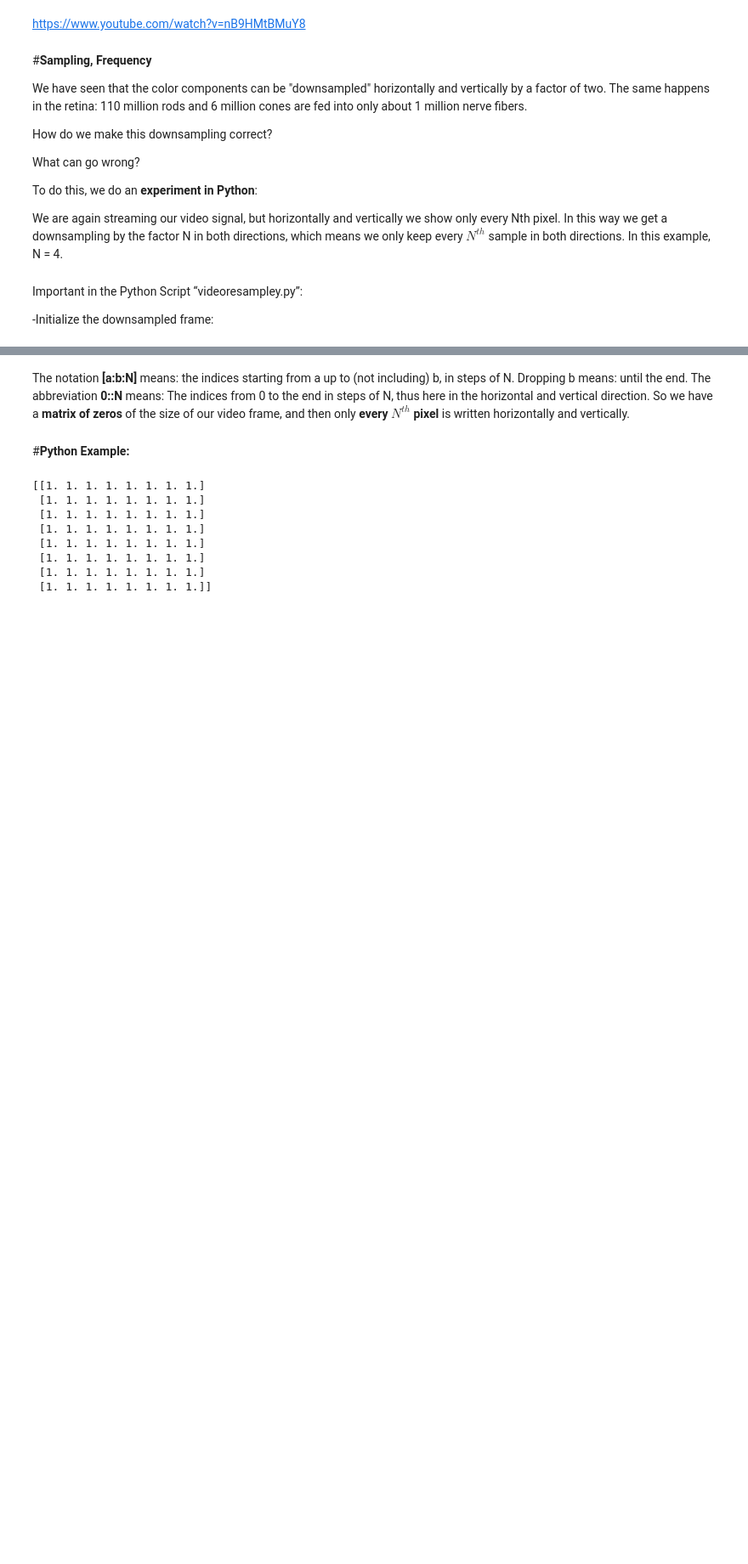
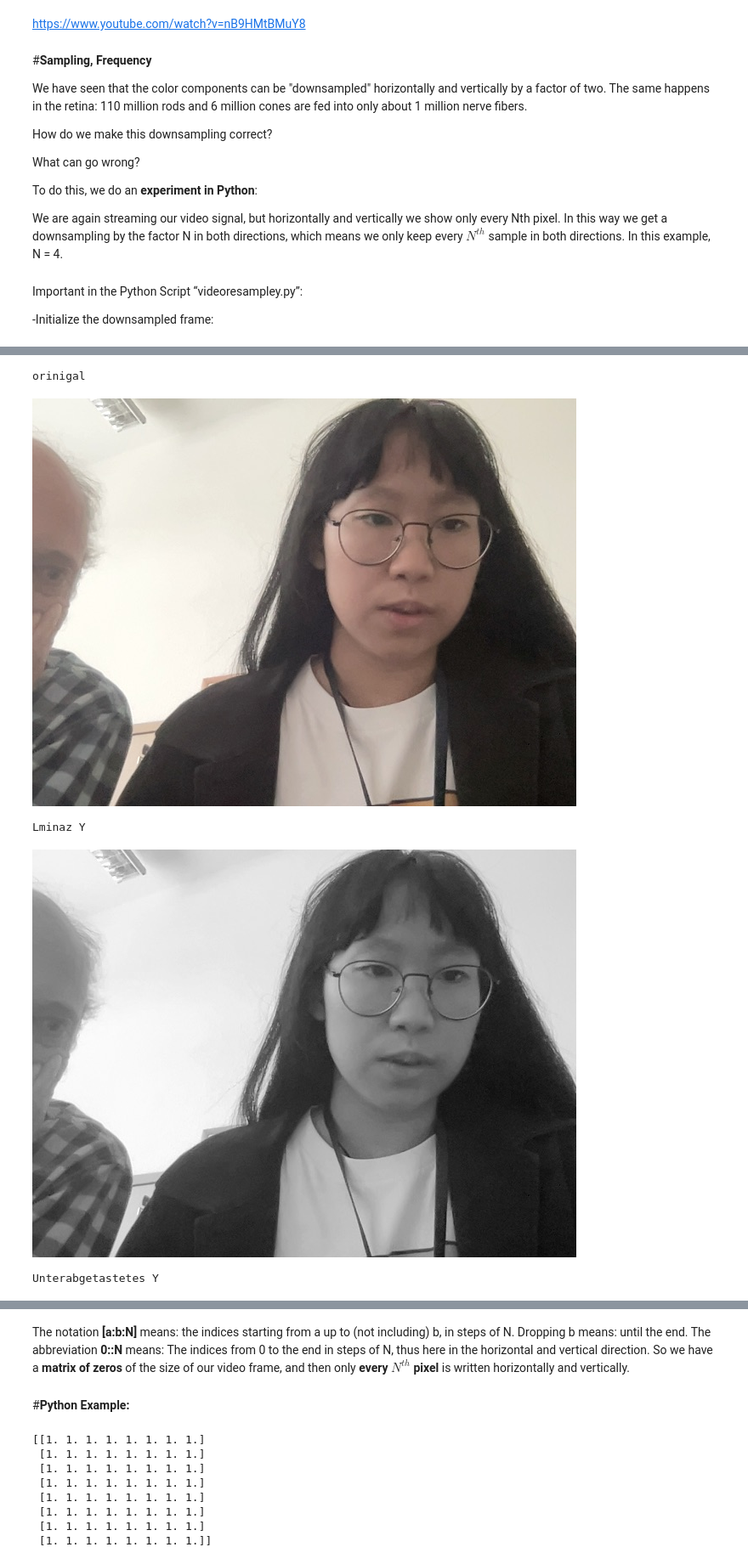
Before and after one commit to TUIlmenauAMS/GVT_Lecture_Colab, a Jupyter notebook: GVT_V4.ipynb, the cells around one changed output, grey strips where cells are left out. Shown at 85% size. Saved outputs shown, nothing was run; the diff lists cells and outputs as text; code cells hidden in the pictures; blank space fills up the shorter version.

```diff
--- a/GVT_V4.ipynb
+++ b/GVT_V4.ipynb
@@ -177,6 +177,7 @@ def video_frame():
 # %%
 import numpy as np
 import cv2
+from google.colab.patches import cv2_imshow
 
 # Get the webcam stream and forward it to python
 video_stream()
@@ -197,6 +198,7 @@ while True:
 print('orinigal')
 cv2_imshow(img)
 print('Lminaz Y')
-cv2_imshow(Y)
+cv2_imshow(Y*255)
 print('Unterabgetastetes Y')
-cv2_imshow(Ds)
+cv2_imshow(Ds*255)
+# %% [output]
@@ -202,0 +206,5 @@ cv2_imshow(Ds)
+orinigal
+[figure, added]
+Lminaz Y
+[figure, added]
+Unterabgetastetes Y
```
Also changed, not shown: parts of 4 cells of this notebook.
